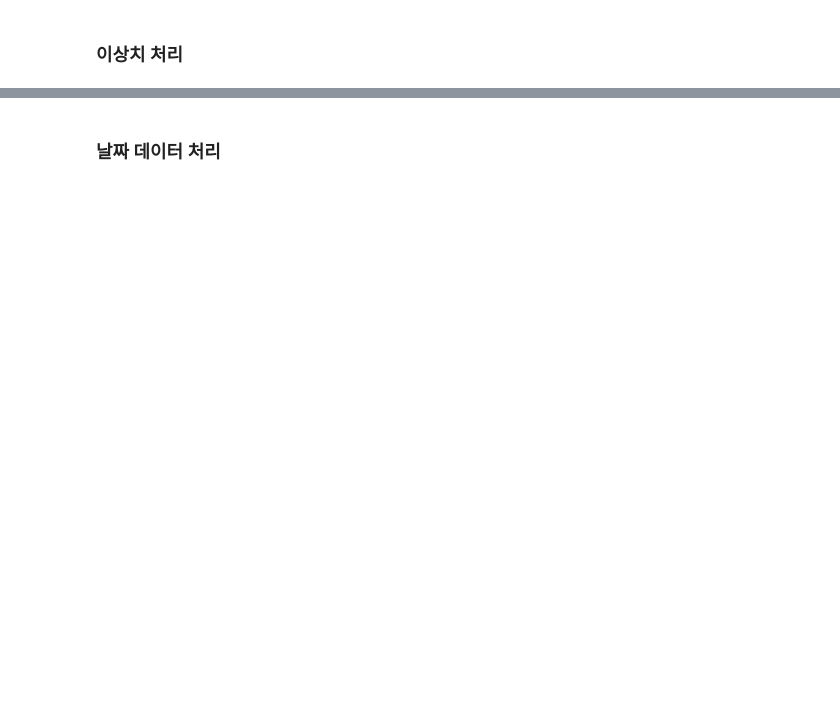
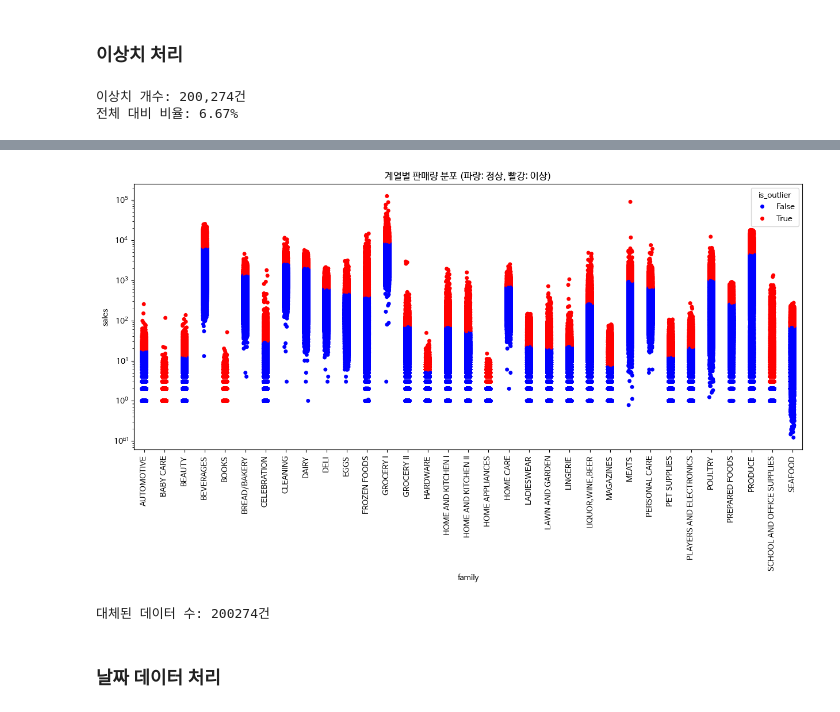
Before and after one commit to seewol/DataAnalysis, a Jupyter notebook: 오픈소스_데이터_분석_7강.ipynb, the cells around one changed output, grey strips where cells are left out. Cells and saved outputs as stored; diff of their text form; code cells hidden in the pictures; blank space fills up the shorter version.

```diff
--- a/오픈소스_데이터_분석_7강.ipynb
+++ b/오픈소스_데이터_분석_7강.ipynb
@@ -404,10 +442,25 @@ plt.show()
 ### 이상치 처리
 # %%
 ### 제품 계열별 판매 데이터 IQR 계산
+# 물품 그룹
+family_bounds = train.groupby('family')['sales'].apply(
+    lambda x : x.quantile(0.75) + 1.5 * (x.quantile(0.75) - x.quantile(0.25))
+)
 
+### 사분위 범위 경계값 계산
+# q1 = df['점수'].quantile(0.25)
+# q3 = df['점수'].quantile(0.75)
+# iqr = q3 - q1 # q1과 q3사이의 값
+# 하한값 = q1 - 1.5 * iqr # 하한값보다 작으면 이상치
+# 상한값 = q3 + 1.5 * iqr # 상한값보다 크면 이상치
 
 ### 상한값 초과 판매량 이상치 분류
+train_enhanced = train.copy()
+train_enhanced['upper_bound'] = train_enhanced['family'].map(family_bounds)
+train_enhanced['is_outlier'] = train_enhanced['sales'] > train_enhanced['upper_bound']
 
+total_outliers = train_enhanced['is_outlier'].sum()
+total_ratio = train_enhanced['is_outlier'].mean()
 
 print(f"이상치 개수: {total_outliers:,}건")
 print(f"전체 대비 비율: {total_ratio:.2%}")
@@ -419,3 +472,6 @@ plt.xticks(rotation=90)
 plt.yscale('log')
 plt.title('계열별 판매량 분포 (파랑: 정상, 빨강: 이상)')
 plt.show()
+# %% [output]
+이상치 개수: 200,274건
+전체 대비 비율: 6.67%
@@ -422,12 +482,14 @@ plt.show()
+[figure, added]
 # %%
-upper_bounds = family_bounds['upper_bound']
-
 ### 판매량이 상한값 초과 시, 판매량으로 상한값으로 대체
-train_cleaned  = train.copy()
-
+train_cleaned = train.copy()
+train_cleaned.loc[train_enhanced['is_outlier'], 'sales'] = \
+    train_enhanced.loc[train_enhanced['is_outlier'], 'upper_bound']
 
 changed_count = (train['sales'] != train_cleaned ['sales']).sum()
 print(f"대체된 데이터 수: {changed_count}건")
+# %% [output]
+대체된 데이터 수: 200274건
 # %% [markdown]
 ### 날짜 데이터 처리
 # %%
```
Also changed, not shown: parts of 15 cells of this notebook.
